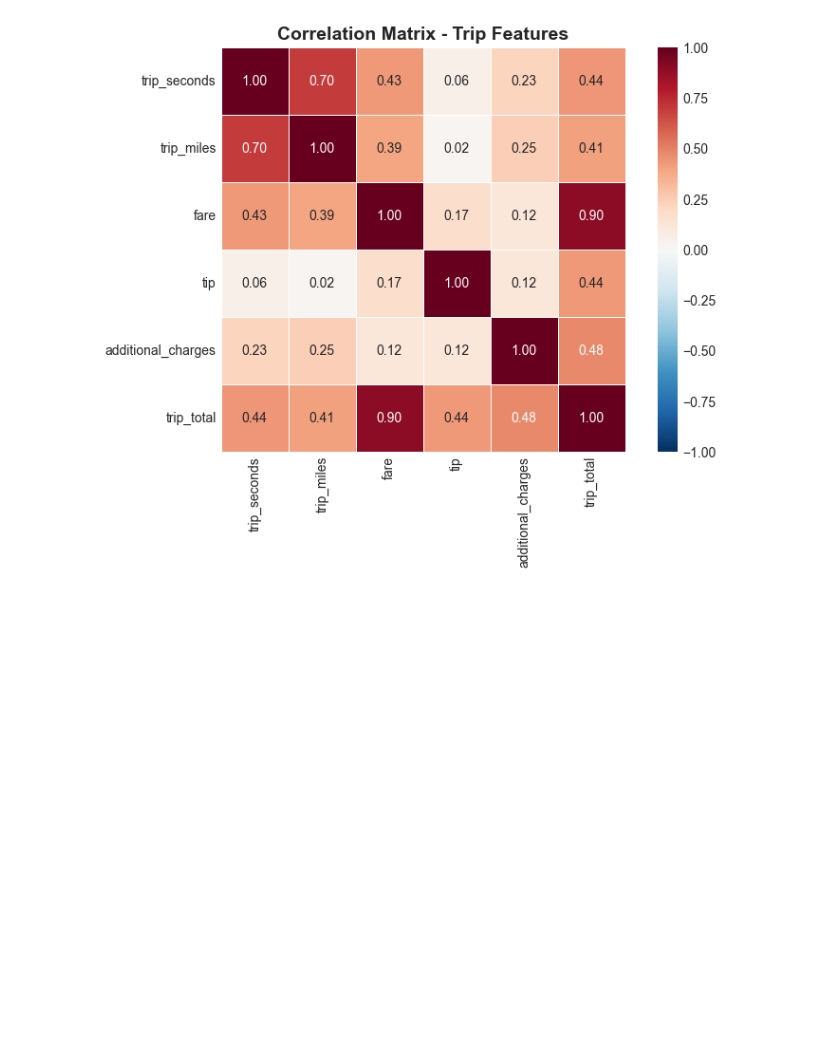
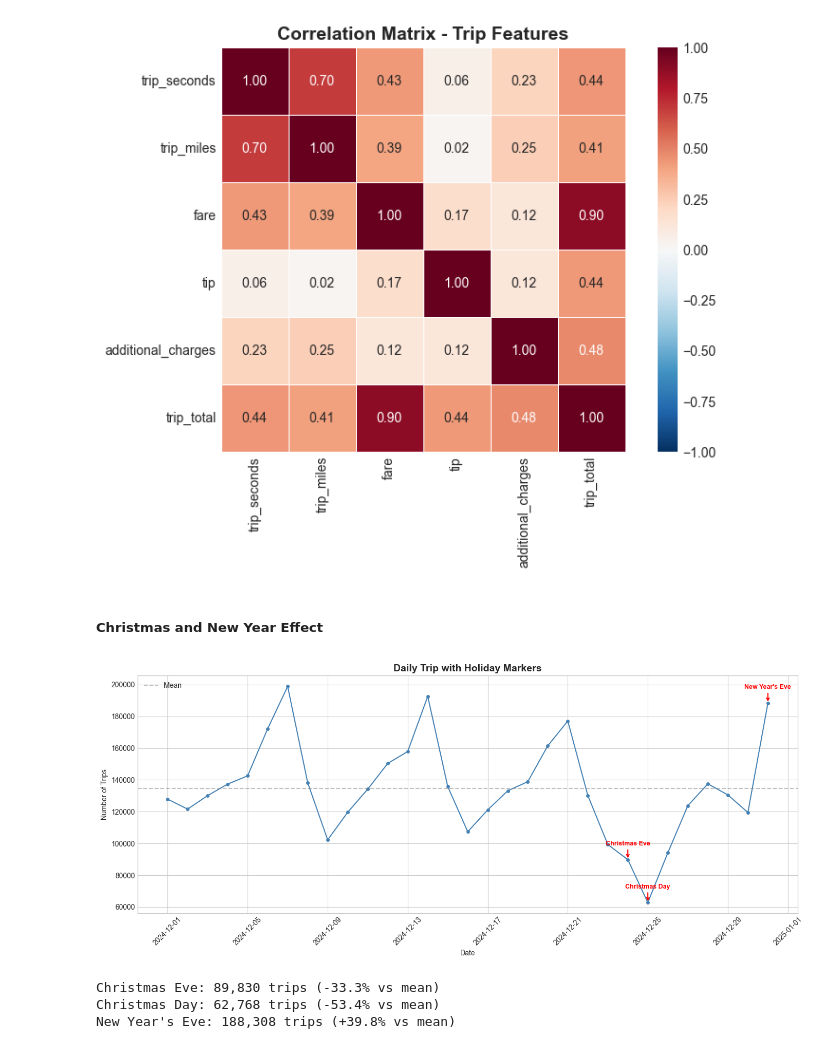
Before and after one commit to Kslaxman/chiride-demand, a Jupyter notebook: notebooks/02eda.ipynb, the cells around one changed output. Saved outputs shown, nothing was run; the diff lists cells and outputs as text; code cells hidden in the pictures; blank space fills up the shorter version.

```diff
--- a/notebooks/02eda.ipynb
+++ b/notebooks/02eda.ipynb
@@ -359,3 +362,50 @@ plt.tight_layout()
 plt.show()
 # %% [output]
 [figure]
+# %% [markdown]
+##### Christmas and New Year Effect
+# %%
+daily_trips = df.groupby('date').size().reset_index(name='trips')
+daily_trips['date'] = pd.to_datetime(daily_trips['date'])
+daily_trips['day_name'] = daily_trips['date'].dt.day_name()
+
+# Holidays
+holidays = {
+    datetime.date(2024, 12, 24): 'Christmas Eve',
+    datetime.date(2024, 12, 25): 'Christmas Day',
+    datetime.date(2024, 12, 31): "New Year's Eve",
+    datetime.date(2025, 1, 1): "New Year's Day"
+}
+
+fig, ax = plt.subplots(figsize=(14, 6))
+ax.plot(daily_trips['date'], daily_trips['trips'], marker='o', color='steelblue', linewidth=1.5, markersize=4)
+ax.set_title('Daily Trip with Holiday Markers', fontsize=14, fontweight='bold')
+ax.set_xlabel('Date')
+ax.set_ylabel('Number of Trips')
+
+# Mark Holidays
+for date, name in holidays.items():
+    date = pd.Timestamp(date)
+    if date in daily_trips['date'].values:
+        trips_val = daily_trips.loc[daily_trips['date'] == date, 'trips'].iloc[0]
+        ax.annotate(name, xy=(date, trips_val), xytext=(0, 20), textcoords='offset points', ha='center', fontsize=9, fontweight='bold', color='red', arrowprops=dict(arrowstyle='->', color='red', lw=1.5))
+
+
+ax.axhline(daily_trips['trips'].mean(), color='gray', linestyle='--', alpha=0.5, label='Mean')
+ax.legend()
+plt.xticks(rotation=45)
+plt.tight_layout()
+plt.show()
+
+mean_trips = daily_trips['trips'].mean()
+for date, name in holidays.items():
+    date = pd.Timestamp(date)
+    if date in daily_trips['date'].values:
+        trips_val = daily_trips.loc[daily_trips['date'] == date, 'trips'].iloc[0]
+        pct_change = (trips_val - mean_trips) / mean_trips * 100
+        print(f"{name}: {trips_val:,} trips ({pct_change:+.1f}% vs mean)")
+# %% [output]
+[figure, added]
+Christmas Eve: 89,830 trips (-33.3% vs mean)
+Christmas Day: 62,768 trips (-53.4% vs mean)
+New Year's Eve: 188,308 trips (+39.8% vs mean)
```
Also changed, not shown: parts of 11 cells of this notebook, 3 other files.
